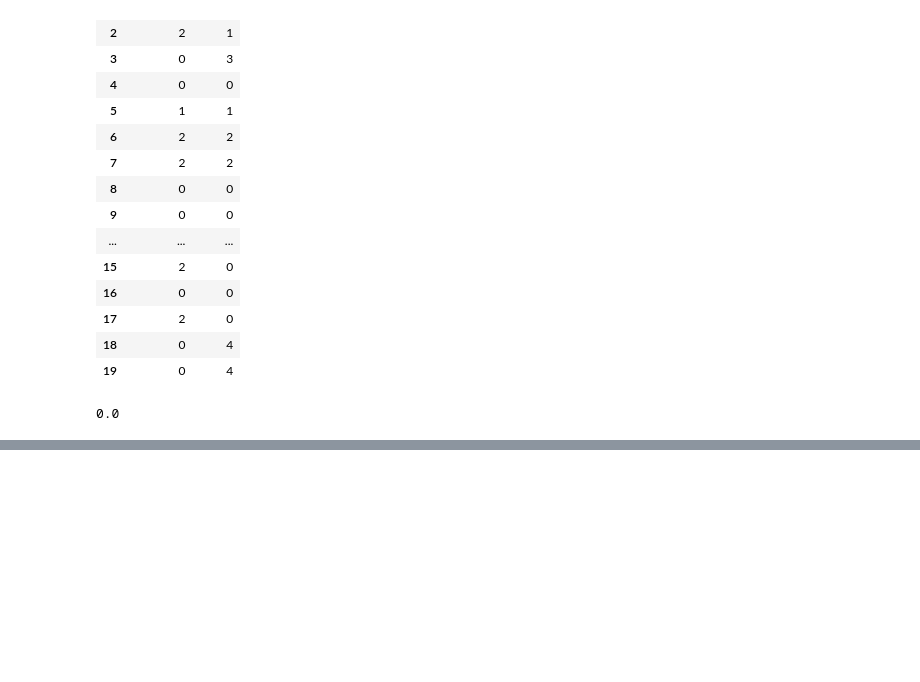
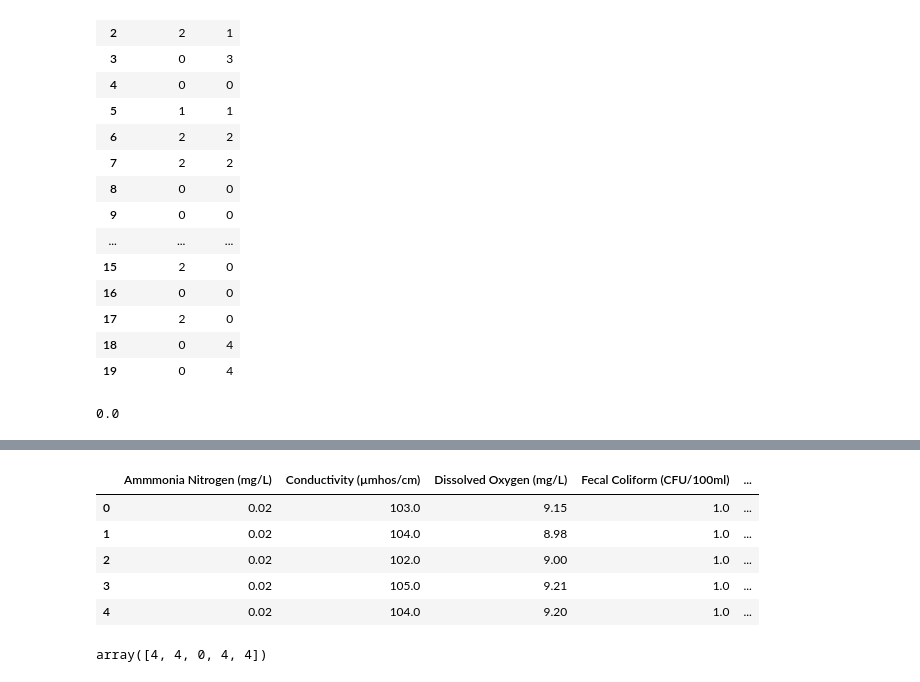
Before and after one commit to gothwalritu/Water-qualtiy-predictor-with-time-sereis-forecasting, a Jupyter notebook: Ling_Hoang/WQ0611-WaterQualityTesting.ipynb, the cells around one changed output, grey strips where cells are left out. Cells and saved outputs as stored; diff of their text form; code cells hidden in the pictures; blank space fills up the shorter version.

```diff
--- a/Ling_Hoang/WQ0611-WaterQualityTesting.ipynb
+++ b/Ling_Hoang/WQ0611-WaterQualityTesting.ipynb
@@ -472,0 +524,18 @@ print(accuracy_score(y_test, y_pred))
+# %%
+# Define the features set
+X = WQ0611_clean_df.copy()
+X = X.drop(['WQ','CollectDate'], axis='columns')
+X.head()
+# %% [output]
+|  | Ammmonia Nitrogen (mg/L) | Conductivity (µmhos/cm) | Dissolved Oxygen (mg/L) | Fecal Coliform (CFU/100ml) | ... |
+| 0 | 0.02 | 103.0 | 9.15 | 1.0 | ... |
+| 1 | 0.02 | 104.0 | 8.98 | 1.0 | ... |
+| 2 | 0.02 | 102.0 | 9.00 | 1.0 | ... |
+| 3 | 0.02 | 105.0 | 9.21 | 1.0 | ... |
+| 4 | 0.02 | 104.0 | 9.20 | 1.0 | ... |
+# %%
+# Define the target set.
+y = WQ0611_clean_df["WQ"].ravel()
+y[:5]
+# %% [output]
+array([4, 4, 0, 4, 4])
```
Also changed, not shown: parts of 34 cells of this notebook, 1 other file.
